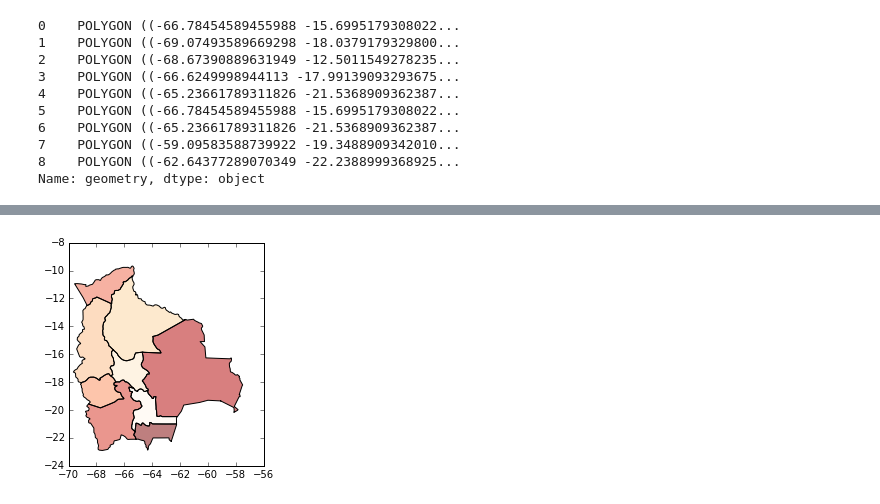
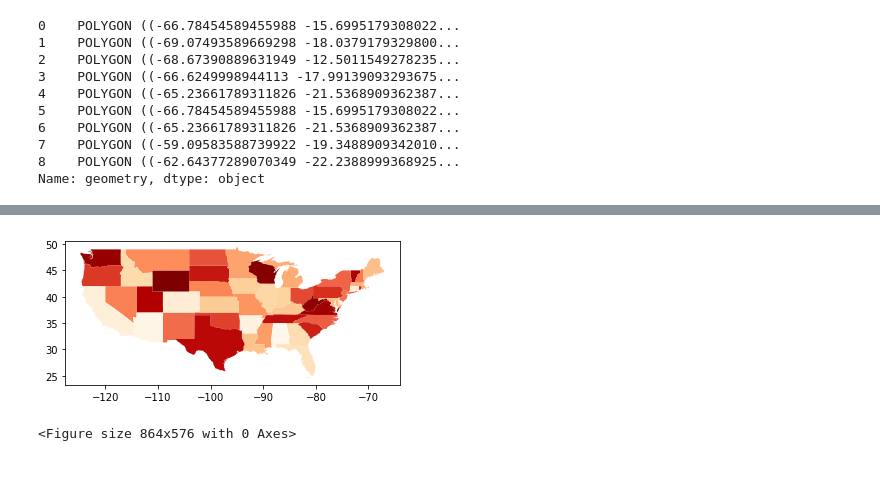
Before and after one commit to MGIS-UMN-GIS5578/GIS5578-FOSS, a Jupyter notebook: Geopanadas demo.ipynb, the cells around one changed output, grey strips where cells are left out. Cells and saved outputs as stored; diff of their text form; code cells hidden in the pictures; blank space fills up the shorter version.

```diff
--- a/Geopanadas demo.ipynb
+++ b/Geopanadas demo.ipynb
@@ -3,7 +3,7 @@ import geopandas
 %matplotlib inline
 import matplotlib.pyplot as plt
 # %%
-shapefile = r"/home/david/data/bo_1976_2001_hflad_geo1a_bo.shp"
+shapefile = r"c:\scidb\4326\states.shp"
 df = geopandas.read_file(shapefile)
 # %%
 df.plot()
@@ -49,5 +56,5 @@ Name: label, dtype: object
 # %%
-df.plot(column='label', cmap='OrRd');
+df.plot(column=df['NAME'], cmap='OrRd');
 plt.show()
 # %% [output]
-[figure, old version]
+[figure, new version]
@@ -53,0 +69,31 @@ plt.show()
+# %%
+
+minx, miny, maxx, maxy = raster.bounds
+from shapely.geometry import box, mapping
+myPoly = box(minx, miny, maxx, maxx)
+myPoly.to_wkt()
+#minx, miny, maxx, maxy
+
+import fiona
+
+# Here's an example Shapely geometry
+#poly = Polygon([(0, 0), (0, 1), (1, 1), (0, 0)])
+
+# Define a polygon feature geometry with one attribute
+schema = {
+    'geometry': 'Polygon',
+    'properties': {'id': 'int'},
+}
+
+# Write a new Shapefile
+with fiona.open(r'c:\work\my_shp2.shp', 'w', 'ESRI Shapefile', schema) as c:
+    ## If there are multiple geometries, put the "for" loop here
+    c.write({
+        'geometry': mapping(myPoly),
+        'properties': {'id': 123},
+    })
+
+#from shapely.geometry import Polygon
+#polygon = Polygon([(0, 0), (1, 1), (1, 0)])
+# %% [output]
+<Figure size 864x576 with 0 Axes>
```
Also changed, not shown: parts of 7 cells of this notebook.
